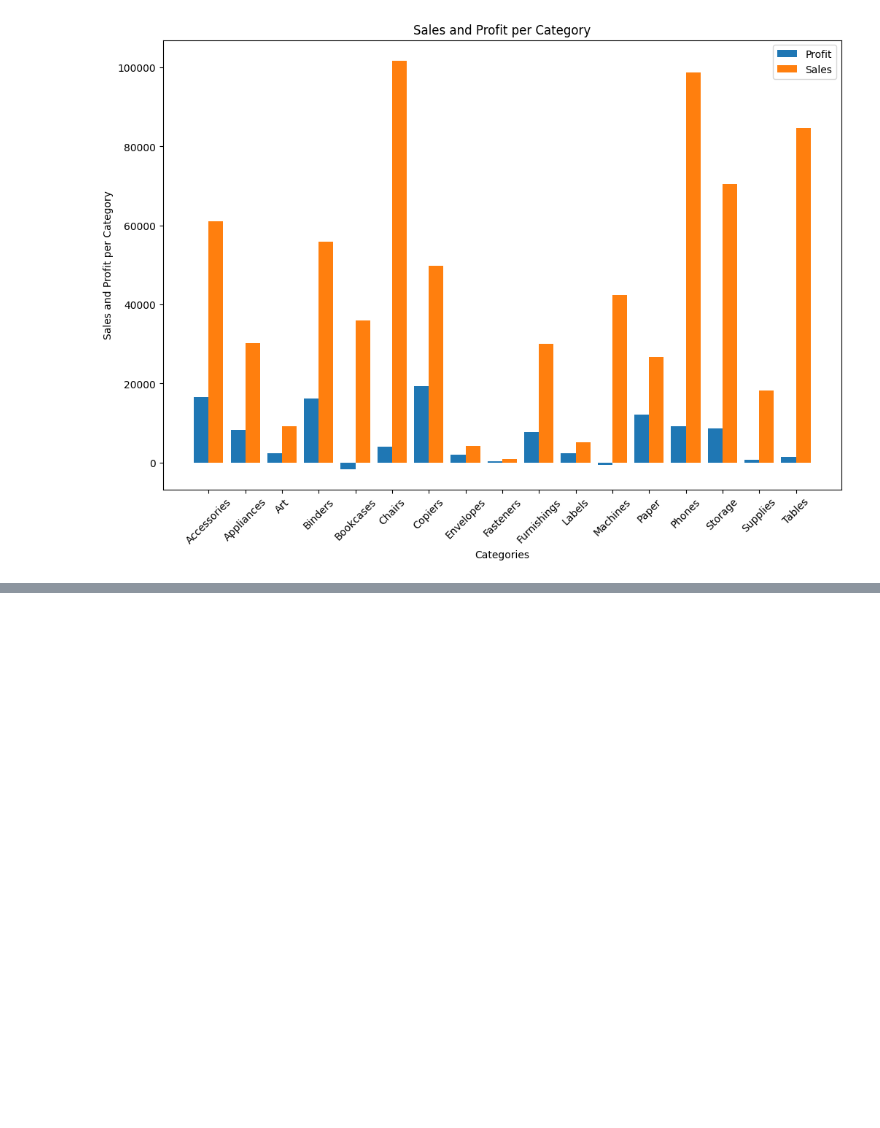
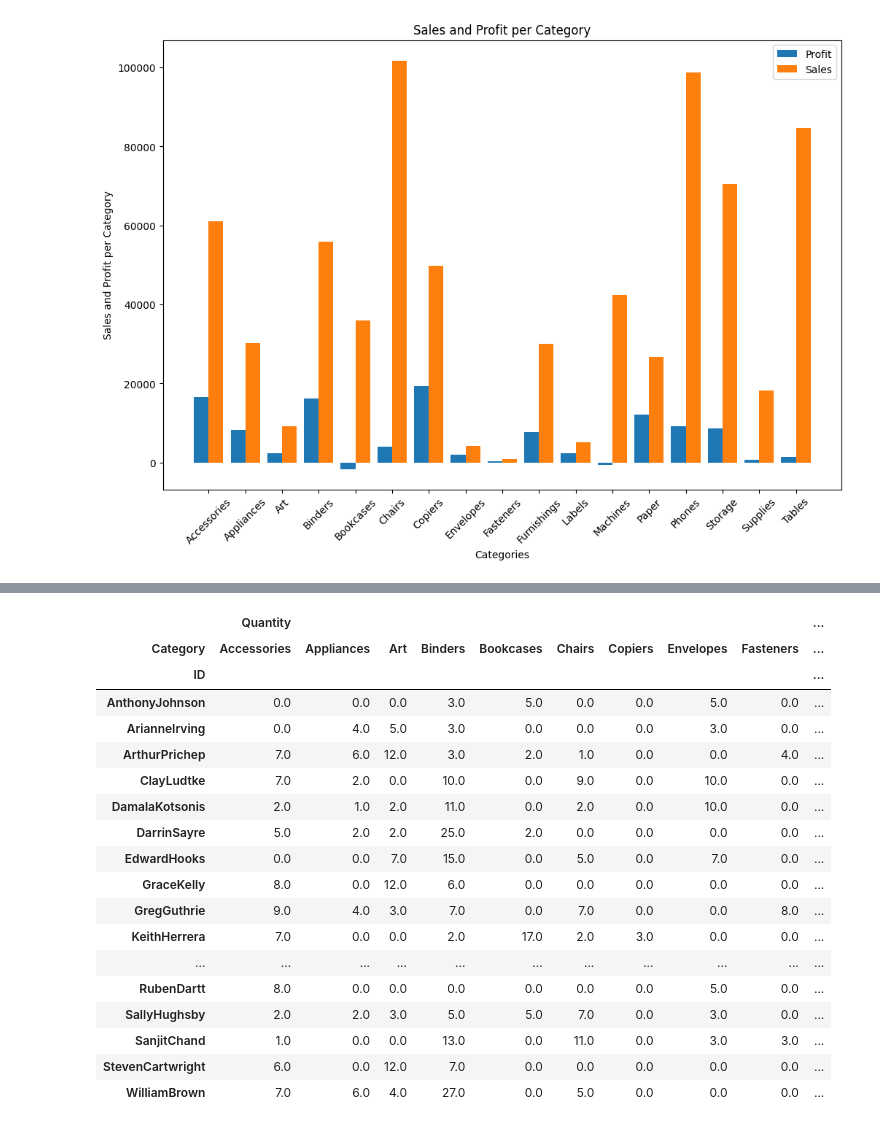
Before and after one commit to fereshteh-bahadory/Amazon-Product-Sale, a Jupyter notebook: amazon.ipynb, the cells around one changed output, grey strips where cells are left out. Saved outputs shown, nothing was run; the diff lists cells and outputs as text; code cells hidden in the pictures; blank space fills up the shorter version.

Commit message:
new analysis on customer behaviour

```diff
--- a/amazon.ipynb
+++ b/amazon.ipynb
@@ -176,9 +176,9 @@ def lon(data):
     if data['state']=='Wyoming':
         return -104.820246
 # %%
-amazon_data['longitude']=amazon_data.apply(lon, axis=1)
-amazon_data['latitude']=amazon_data.apply(lat, axis=1)
-amazon_data.head()
+amazon_map['longitude']=amazon_map.apply(lon, axis=1)
+amazon_map['latitude']=amazon_map.apply(lat, axis=1)
+amazon_map.head()
 # %% [output]
 |  | Order Date | Ship Date | Geography | Category | Product Name | Sales | Quantity | Profit | country | ... |
 | 0 | 2013-06-13 | 2013-06-17 | United States,Los Angeles,California | Labels | Self-Adhesive Address Labels for ... | 14.62 | 2.0 | 6.87 | United States | ... |
@@ -324,6 +324,3 @@ Since it is too big to load in github, I use the image of the result here.
 ### Sale Time Analysis<a name=time></a>
 I prefer to use our original data, since I would like to see if I can analyse the costumer behaviour based on their ID.
 To see trends in sales and profit over time, we first extract `Month` and `Year` columns from `Order Date`.
-# %%
-amazon_data=pd.read_csv(r'E:\My projects\amazon\Amazon.csv')
-amazon_data.head(2)
@@ -493,3 +486,15 @@ plt.legend()
 plt.show()
 # %% [output]
 [figure]
+# %%
+'''
+customer_segment_analysis = amazon_data.groupby(['EmailID', 'Category']).agg({
+    'Sales': ['sum', 'mean'],
+    'Profit': ['sum', 'mean'],
+    'Quantity':['sum']
+})
+'''
+amazon_customer=amazon_data
+amazon_customer['ID']= amazon_customer['EmailID'].apply(lambda x: x.split('@')[0])
+amazon_customer.drop(['EmailID','Product Name'], axis=1,inplace=True)
+amazon_customer.head(2)
@@ -495,0 +528,6 @@ plt.show()
+# %%
+customer_total=amazon_customre.groupby('ID')['Quantity'].sum()
+high_quantity_customers = customer_segment_analysis.loc[customer_total[customer_total > 40].index]
+high_quantity_customers
+IDs = amazon_customer['ID'].isin(high_quantity_customers.index)
+amazon_customer[IDs][['Category', 'ID']].sort_values(by='ID')
@@ -495,0 +570,30 @@ plt.show()
+# %%
+frequent_buyers_with_category = customer_total[customer_total > 49].to_frame('Total_Quantity').merge(
+        amazon_customer[['ID', 'Category','Quantity']], how='left', on='ID')
+
+matching_ids = amazon_customer['ID'].isin(customer_total[customer_total > 49].index)
+filtered_amazon_customer = amazon_customer[matching_ids][['ID','Category','Quantity']]
+quantity_per_category=filtered_amazon_customer.pivot_table(index='ID',
+                                      columns='Category',
+                                       aggfunc='sum')
+quantity_per_category.fillna(0)
+# %% [output]
+|  | Quantity |  |  |  |  |  |  |  |  | ... |
+| Category | Accessories | Appliances | Art | Binders | Bookcases | Chairs | Copiers | Envelopes | Fasteners | ... |
+| ID |  |  |  |  |  |  |  |  |  | ... |
+| AnthonyJohnson | 0.0 | 0.0 | 0.0 | 3.0 | 5.0 | 0.0 | 0.0 | 5.0 | 0.0 | ... |
+| ArianneIrving | 0.0 | 4.0 | 5.0 | 3.0 | 0.0 | 0.0 | 0.0 | 3.0 | 0.0 | ... |
+| ArthurPrichep | 7.0 | 6.0 | 12.0 | 3.0 | 2.0 | 1.0 | 0.0 | 0.0 | 4.0 | ... |
+| ClayLudtke | 7.0 | 2.0 | 0.0 | 10.0 | 0.0 | 9.0 | 0.0 | 10.0 | 0.0 | ... |
+| DamalaKotsonis | 2.0 | 1.0 | 2.0 | 11.0 | 0.0 | 2.0 | 0.0 | 10.0 | 0.0 | ... |
+| DarrinSayre | 5.0 | 2.0 | 2.0 | 25.0 | 2.0 | 0.0 | 0.0 | 0.0 | 0.0 | ... |
+| EdwardHooks | 0.0 | 0.0 | 7.0 | 15.0 | 0.0 | 5.0 | 0.0 | 7.0 | 0.0 | ... |
+| GraceKelly | 8.0 | 0.0 | 12.0 | 6.0 | 0.0 | 0.0 | 0.0 | 0.0 | 0.0 | ... |
+| GregGuthrie | 9.0 | 4.0 | 3.0 | 7.0 | 0.0 | 7.0 | 0.0 | 0.0 | 8.0 | ... |
+| KeithHerrera | 7.0 | 0.0 | 0.0 | 2.0 | 17.0 | 2.0 | 3.0 | 0.0 | 0.0 | ... |
+| ... | ... | ... | ... | ... | ... | ... | ... | ... | ... | ... |
+| RubenDartt | 8.0 | 0.0 | 0.0 | 0.0 | 0.0 | 0.0 | 0.0 | 5.0 | 0.0 | ... |
+| SallyHughsby | 2.0 | 2.0 | 3.0 | 5.0 | 5.0 | 7.0 | 0.0 | 3.0 | 0.0 | ... |
+| SanjitChand | 1.0 | 0.0 | 0.0 | 13.0 | 0.0 | 11.0 | 0.0 | 3.0 | 3.0 | ... |
+| StevenCartwright | 6.0 | 0.0 | 12.0 | 7.0 | 0.0 | 0.0 | 0.0 | 0.0 | 0.0 | ... |
+| WilliamBrown | 7.0 | 6.0 | 4.0 | 27.0 | 0.0 | 5.0 | 0.0 | 0.0 | 0.0 | ... |
```
Also changed, not shown: parts of 21 cells of this notebook.
